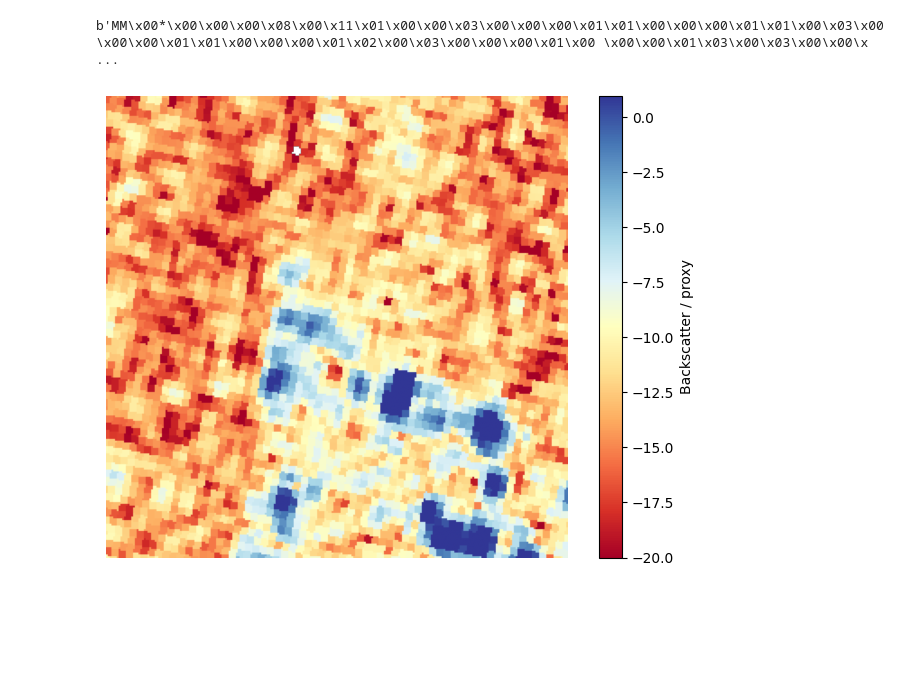
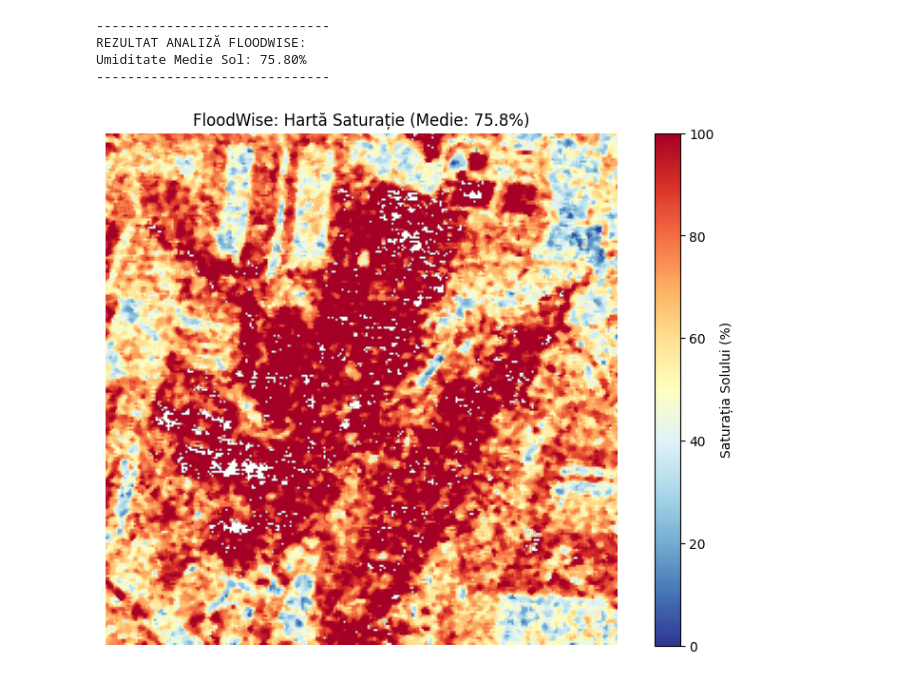
Before and after one commit to rosuae/FloodWise, a Jupyter notebook: backend/notebooks/soilHumidity.ipynb, the cells around one changed output. Cells and saved outputs as stored; diff of their text form; code cells hidden in the pictures; blank space fills up the shorter version.

```diff
--- a/backend/notebooks/soilHumidity.ipynb
+++ b/backend/notebooks/soilHumidity.ipynb
@@ -55,47 +68,67 @@ def get_soil_moisture_data(bbox):
     response = requests.post(url, headers=headers, json=payload)
     return response.content
 # %%
-from io import BytesIO
-from PIL import Image
-import numpy as np
 
-bbox = [27.775648, 45.625941, 27.78378, 45.631447]
-
-result = get_soil_moisture_data(bbox)
-print(result)
-
-import matplotlib.pyplot as plt
-
-arr = []
+# Format expected by get_soil_moisture_data -> [min_lon, min_lat, max_lon, max_lat]
+bbox = [27.773266, 45.603116, 27.817726, 45.649563]
 
 from io import BytesIO
 import numpy as np
 import rasterio
 from rasterio.io import MemoryFile
 import matplotlib.pyplot as plt
+import scipy.ndimage as ndimage
+
+# 1. Extragerea datelor brute
+result = get_soil_moisture_data(bbox, "2026-04-20T00:00:00Z", "2026-04-20T23:59:59Z")
 
 with MemoryFile(result) as memfile:
     with memfile.open() as src:
         arr = src.read(1).astype("float32")
         nodata = src.nodata
-
         if nodata is not None:
             arr = np.where(arr == nodata, np.nan, arr)
 
-        arr[~np.isfinite(arr)] = np.nan
-        arr[(arr < -50) | (arr > 50)] = np.nan
+# 2. Curățare și Filtrare (Speckle Filter)
+# Ignorăm valorile extreme care nu sunt sol (clădiri/erori)
+arr[~np.isfinite(arr)] = np.nan
+arr[(arr < -30) | (arr > 0)] = np.nan
 
-if arr.ndim == 3 and arr.shape[2] == 1:
-    arr = arr[:, :, 0]
+# Aplicăm un filtru median pentru a netezi "purecii" radar
+arr_smooth = ndimage.median_filter(arr, size=3)
 
-valid = arr[np.isfinite(arr)]
+# 3. Transformare în Procent de Umiditate (SMI - Soil Moisture Index)
+# Referințe standard pentru Sentinel-1 VV: -20dB (uscat) -> -8dB (saturat)
+dry_ref = -20.0
+wet_ref = -8.0
+
+# Formula de normalizare
+moisture_map = 100 * (arr_smooth - dry_ref) / (wet_ref - dry_ref)
+moisture_map = np.clip(moisture_map, 0, 100) # Limităm între 0% și 100%
+
+# 4. CALCULUL MEDIEI
+# Ignorăm valorile NaN pentru o medie corectă
+average_moisture = np.nanmean(moisture_map)
+
+print("-" * 30)
+print(f"REZULTAT ANALIZĂ FLOODWISE:")
+print(f"Umiditate Medie Sol: {average_moisture:.2f}%")
+print("-" * 30)
+
+# 5. Vizualizare
+valid = moisture_map[np.isfinite(moisture_map)]
 vmin, vmax = np.percentile(valid, [2, 98])
 
-plt.figure(figsize=(8, 6))
-plt.imshow(arr, cmap="RdYlBu", vmin=vmin, vmax=vmax)
-plt.colorbar(label="Backscatter / proxy")
+plt.figure(figsize=(10, 7))
+# Folosim RdYlBu_r: Roșu = Uscat, Albastru = Ud
+plt.imshow(moisture_map, cmap="RdYlBu_r", vmin=0, vmax=100)
+plt.colorbar(label="Saturația Solului (%)")
+plt.title(f"FloodWise: Hartă Saturație (Medie: {average_moisture:.1f}%)")
 plt.axis("off")
 plt.show()
 # %% [output]
-b'MM\x00*\x00\x00\x00\x08\x00\x11\x01\x00\x00\x03\x00\x00\x00\x01\x01\x00\x00\x00\x01\x01\x00\x03\x00\x00\x00\x01\x01\x00\x00\x00\x01\x02\x00\x03\x00\x00\x00\x01\x00 \x00\x00\x01\x03\x00\x03\x00\x00\x ...
+------------------------------
+REZULTAT ANALIZĂ FLOODWISE:
+Umiditate Medie Sol: 75.80%
+------------------------------
-[figure, old version]
+[figure, new version]
```
Also changed, not shown: parts of 2 cells of this notebook, 1 other file.
